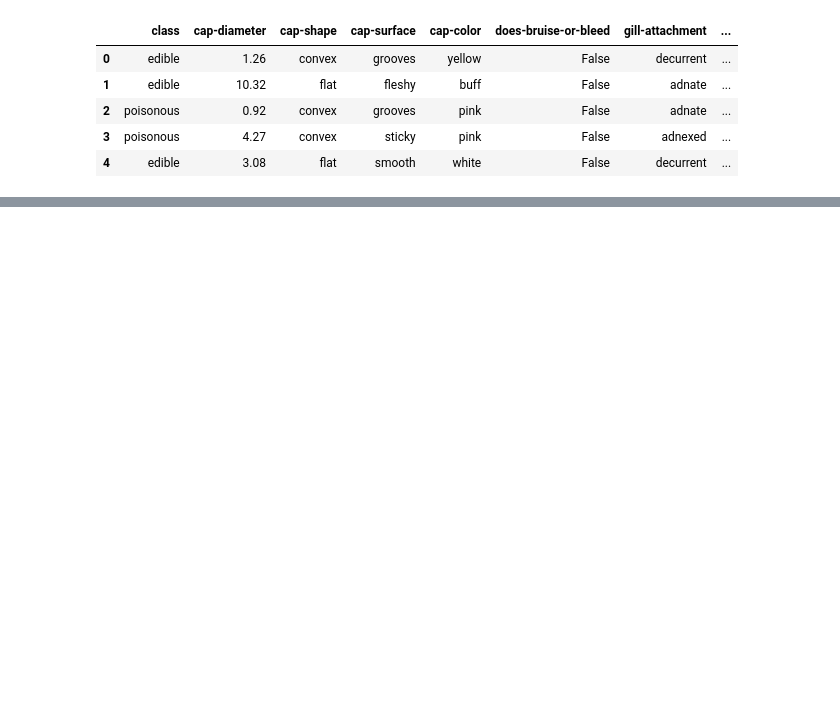
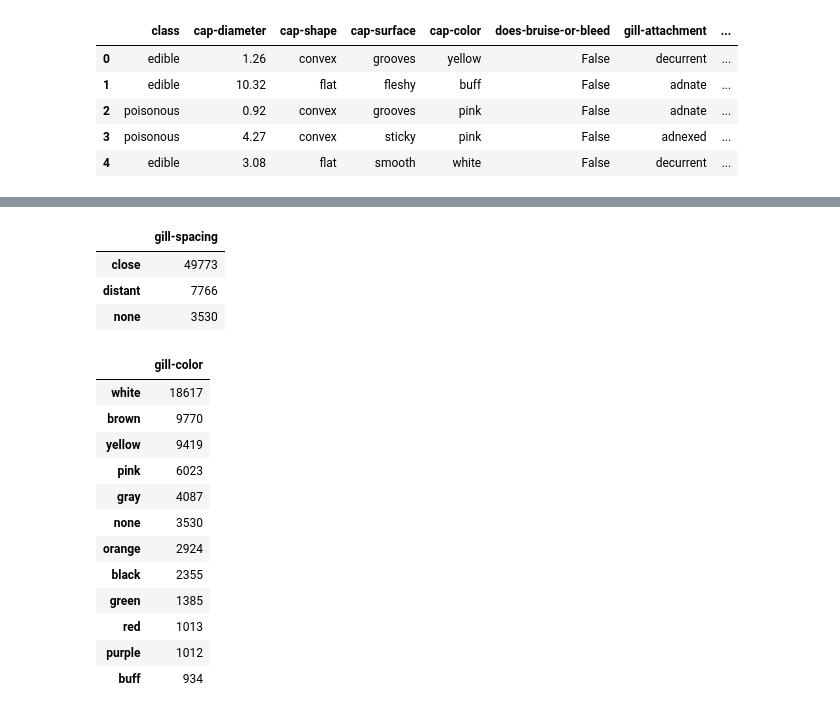
Before and after one commit to lauragabrielson/Mushroom_Classifier, a Jupyter notebook: pre_ml_analysis.ipynb, the cells around one changed output, grey strips where cells are left out. Saved outputs shown, nothing was run; the diff lists cells and outputs as text; code cells hidden in the pictures; blank space fills up the shorter version.

```diff
--- a/pre_ml_analysis.ipynb
+++ b/pre_ml_analysis.ipynb
@@ -83,0 +121,27 @@ dtype: object
+# %%
+gill_spacing_df = data['gill-spacing'].value_counts()
+gill_spacing_df = pd.DataFrame(gill_spacing_df)
+gill_spacing_df
+# %% [output]
+|  | gill-spacing |
+| close | 49773 |
+| distant | 7766 |
+| none | 3530 |
+# %%
+gill_color_df = data['gill-color'].value_counts()
+gill_color_df = pd.DataFrame(gill_color_df)
+gill_color_df
+# %% [output]
+|  | gill-color |
+| white | 18617 |
+| brown | 9770 |
+| yellow | 9419 |
+| pink | 6023 |
+| gray | 4087 |
+| none | 3530 |
+| orange | 2924 |
+| black | 2355 |
+| green | 1385 |
+| red | 1013 |
+| purple | 1012 |
+| buff | 934 |
```
Also changed, not shown: parts of 13 cells of this notebook.
